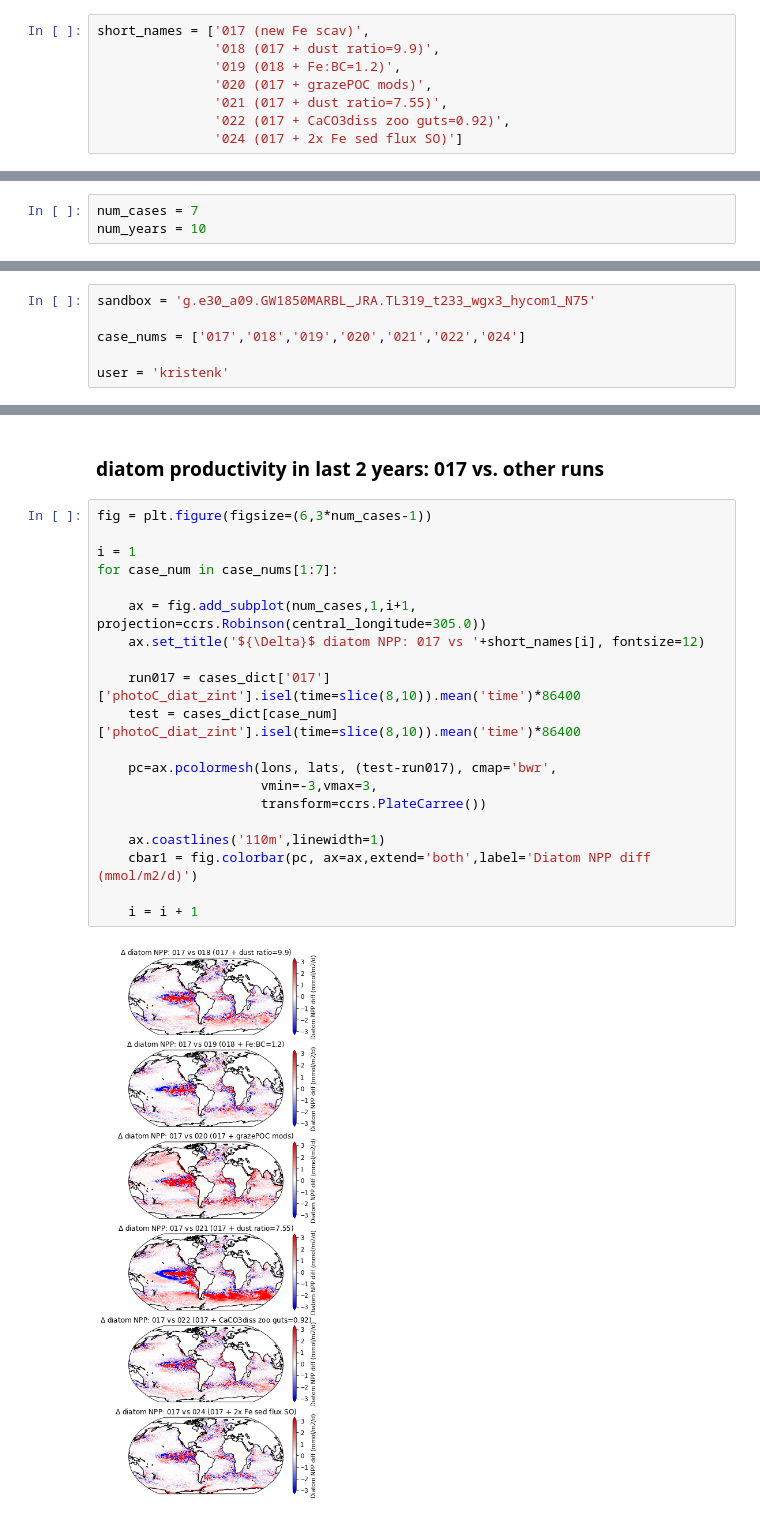
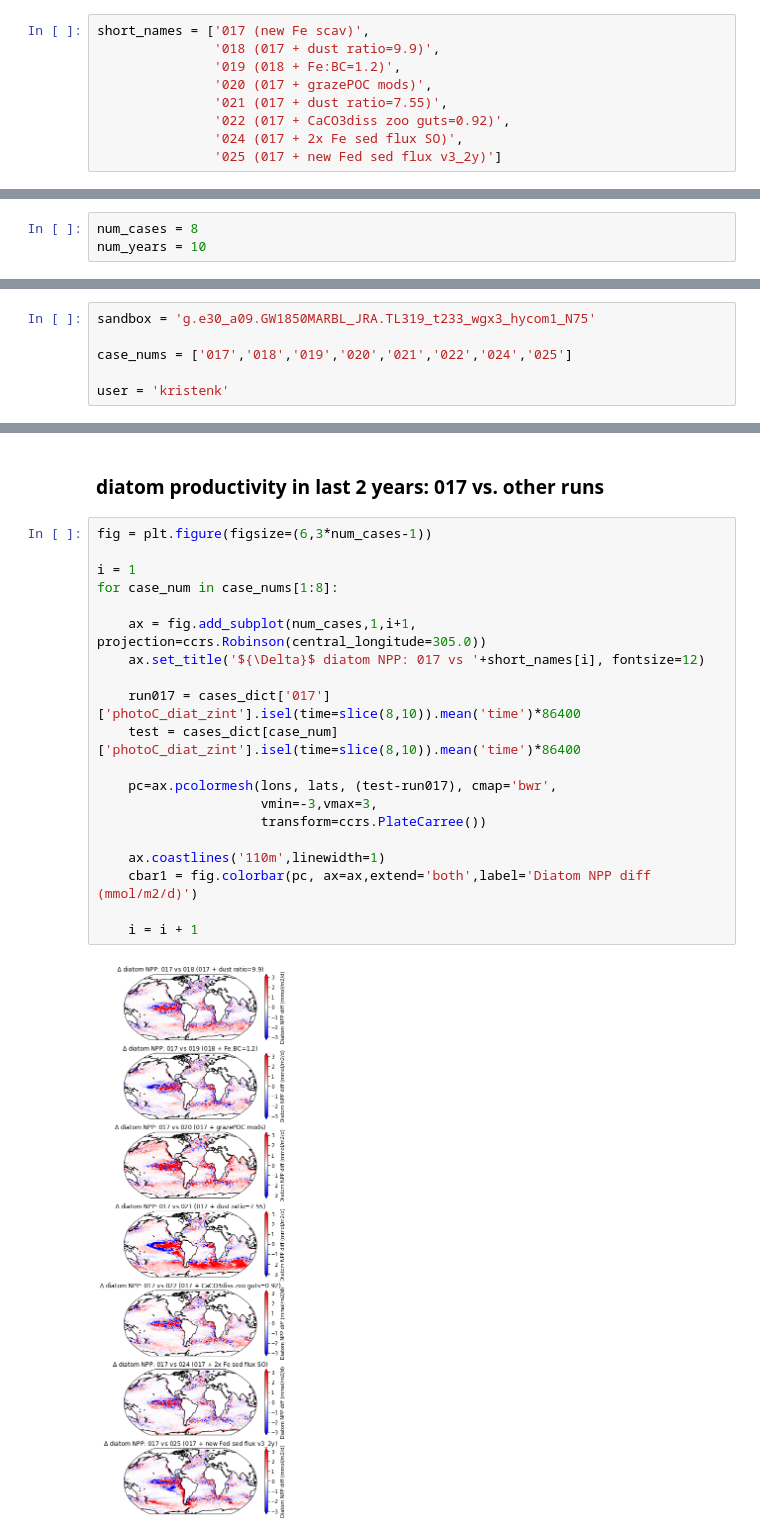
Before and after one commit to kristenkrumhardt/OceanBGC_CESM3, a Jupyter notebook: pre-release_tuning_runs/compare_runs_ts/compare_cases_alpha08a.ipynb, the cells around one changed output, grey strips where cells are left out. Drawn from its saved outputs; the diff is of its cells as text.

```diff
--- a/pre-release_tuning_runs/compare_runs_ts/compare_cases_alpha08a.ipynb
+++ b/pre-release_tuning_runs/compare_runs_ts/compare_cases_alpha08a.ipynb
@@ -44,18 +46,19 @@ short_names = ['017 (new Fe scav)',
                '020 (017 + grazePOC mods)',
                '021 (017 + dust ratio=7.55)',
                '022 (017 + CaCO3diss zoo guts=0.92)',
-               '024 (017 + 2x Fe sed flux SO)']
+               '024 (017 + 2x Fe sed flux SO)',
+               '025 (017 + new Fed sed flux v3_2y)']
 # %% [markdown]
 ### Define number of years and number of cases
 # %%
-num_cases = 7
+num_cases = 8
 num_years = 10
 # %% [markdown]
 ### Define cases
 # %%
 sandbox = 'g.e30_a09.GW1850MARBL_JRA.TL319_t233_wgx3_hycom1_N75'
 
-case_nums = ['017','018','019','020','021','022','024']
+case_nums = ['017','018','019','020','021','022','024','025']
 
 user = 'kristenk'
 # %% [markdown]
@@ -384,22 +388,22 @@ for case_num in case_nums:
 # %%
 fig = plt.figure(figsize=(6,3*num_cases-1))
 
 i = 1
-for case_num in case_nums[1:7]:
+for case_num in case_nums[1:8]:
 
     ax = fig.add_subplot(num_cases,1,i+1, projection=ccrs.Robinson(central_longitude=305.0))
     ax.set_title('${\Delta}$ diatom NPP: 017 vs '+short_names[i], fontsize=12)
 
     run017 = cases_dict['017']['photoC_diat_zint'].isel(time=slice(8,10)).mean('time')*86400
     test = cases_dict[case_num]['photoC_diat_zint'].isel(time=slice(8,10)).mean('time')*86400
 
     pc=ax.pcolormesh(lons, lats, (test-run017), cmap='bwr',
                      vmin=-3,vmax=3,
                      transform=ccrs.PlateCarree())
 
     ax.coastlines('110m',linewidth=1)
     cbar1 = fig.colorbar(pc, ax=ax,extend='both',label='Diatom NPP diff (mmol/m2/d)')
 
     i = i + 1
 # %% [output]
-[figure, old version]
+[figure, new version]
```
Also changed, not shown: parts of 10 cells of this notebook, 3 other files.
